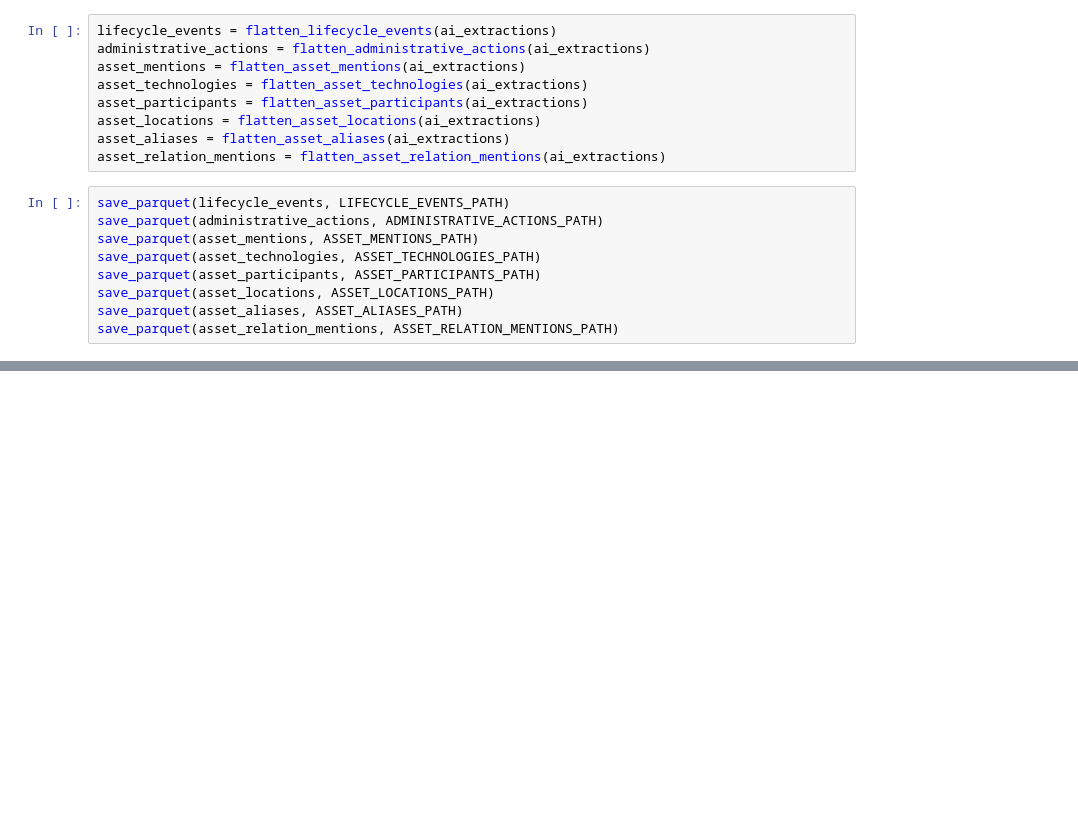
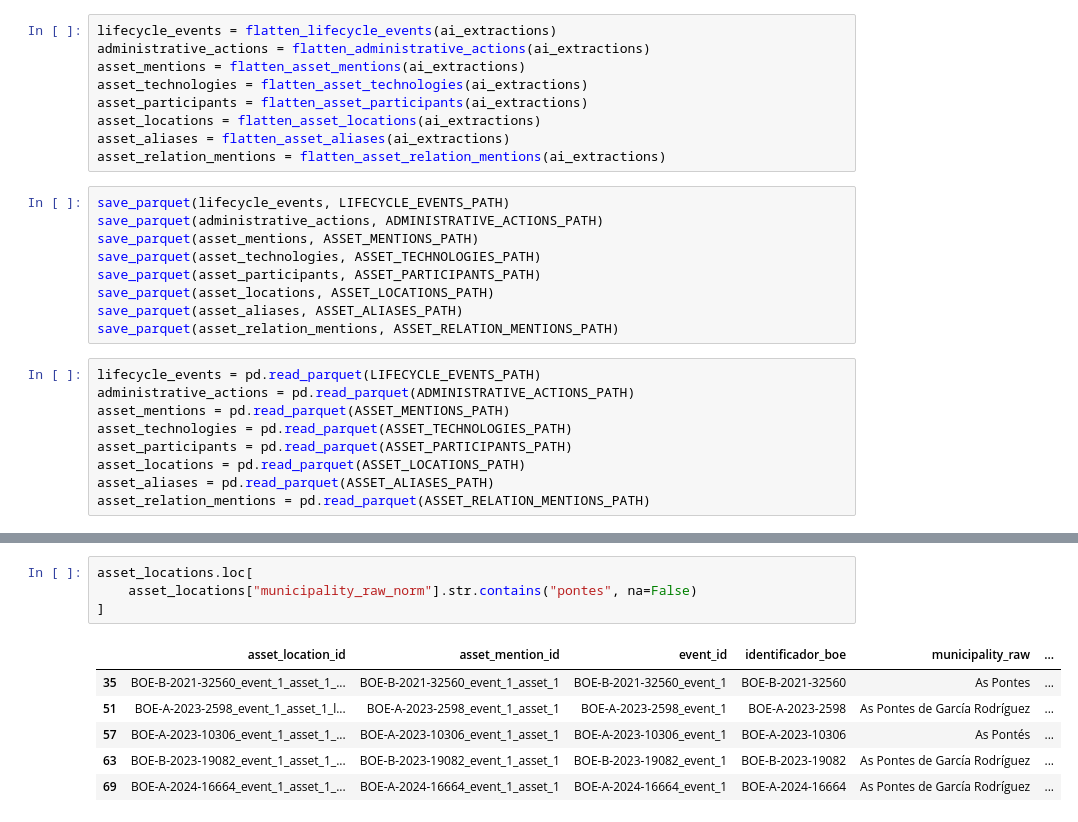
Before and after one commit to bererei/tfm-renewables-permitting-tracker, a Jupyter notebook: notebooks/07a_extraccion_ia.ipynb, the cells around one changed output, grey strips where cells are left out. Drawn from its saved outputs; the diff is of its cells as text; blank space fills up the shorter version.

```diff
--- a/notebooks/07a_extraccion_ia.ipynb
+++ b/notebooks/07a_extraccion_ia.ipynb
@@ -1472,6 +1207,15 @@ save_parquet(asset_participants, ASSET_PARTICIPANTS_PATH)
 save_parquet(asset_locations, ASSET_LOCATIONS_PATH)
 save_parquet(asset_aliases, ASSET_ALIASES_PATH)
 save_parquet(asset_relation_mentions, ASSET_RELATION_MENTIONS_PATH)
+# %%
+lifecycle_events = pd.read_parquet(LIFECYCLE_EVENTS_PATH)
+administrative_actions = pd.read_parquet(ADMINISTRATIVE_ACTIONS_PATH)
+asset_mentions = pd.read_parquet(ASSET_MENTIONS_PATH)
+asset_technologies = pd.read_parquet(ASSET_TECHNOLOGIES_PATH)
+asset_participants = pd.read_parquet(ASSET_PARTICIPANTS_PATH)
+asset_locations = pd.read_parquet(ASSET_LOCATIONS_PATH)
+asset_aliases = pd.read_parquet(ASSET_ALIASES_PATH)
+asset_relation_mentions = pd.read_parquet(ASSET_RELATION_MENTIONS_PATH)
 # %%
 display(lifecycle_events)
 display(administrative_actions)
@@ -1554,0 +1228,11 @@ display(asset_relation_mentions)
+# %%
+asset_locations.loc[
+    asset_locations["municipality_raw_norm"].str.contains("pontes", na=False)
+]
+# %% [output]
+|  | asset_location_id | asset_mention_id | event_id | identificador_boe | municipality_raw | ... |
+| 35 | BOE-B-2021-32560_event_1_asset_1_... | BOE-B-2021-32560_event_1_asset_1 | BOE-B-2021-32560_event_1 | BOE-B-2021-32560 | As Pontes | ... |
+| 51 | BOE-A-2023-2598_event_1_asset_1_l... | BOE-A-2023-2598_event_1_asset_1 | BOE-A-2023-2598_event_1 | BOE-A-2023-2598 | As Pontes de García Rodríguez | ... |
+| 57 | BOE-A-2023-10306_event_1_asset_1_... | BOE-A-2023-10306_event_1_asset_1 | BOE-A-2023-10306_event_1 | BOE-A-2023-10306 | As Pontés | ... |
+| 63 | BOE-B-2023-19082_event_1_asset_1_... | BOE-B-2023-19082_event_1_asset_1 | BOE-B-2023-19082_event_1 | BOE-B-2023-19082 | As Pontes de García Rodríguez | ... |
+| 69 | BOE-A-2024-16664_event_1_asset_1_... | BOE-A-2024-16664_event_1_asset_1 | BOE-A-2024-16664_event_1 | BOE-A-2024-16664 | As Pontes de García Rodríguez | ... |
```
Also changed, not shown: parts of 31 cells of this notebook, 8 other files.
